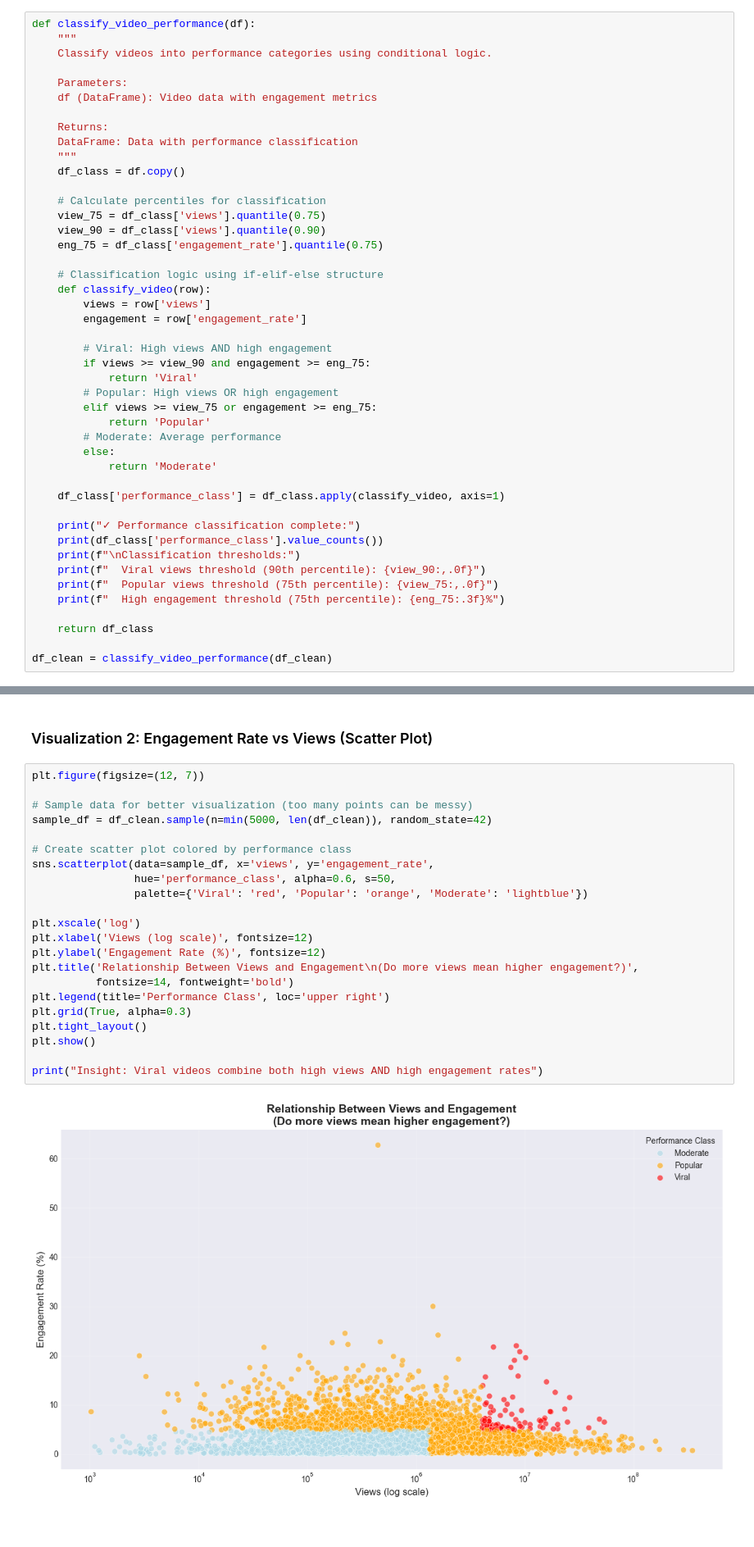
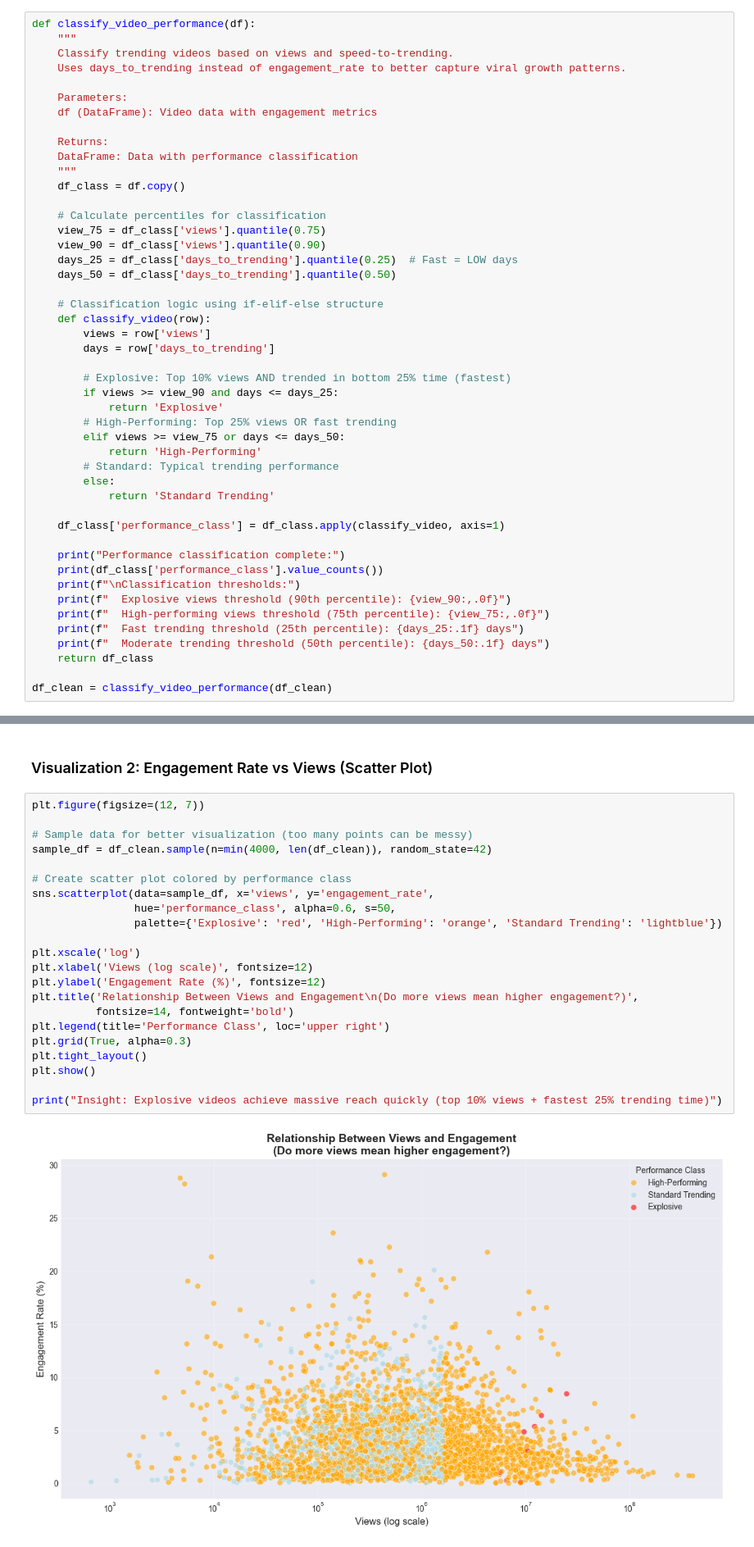
Before and after one commit to Murdock384/trending-youtube-videos-analysis, a Jupyter notebook: src/data-handling-and-visualization.ipynb, the cells around one changed output, grey strips where cells are left out. Shown at 82% size. Cells and saved outputs as stored; diff of their text form.

```diff
--- a/src/data-handling-and-visualization.ipynb
+++ b/src/data-handling-and-visualization.ipynb
@@ -405,7 +394,8 @@ df_clean = calculate_engagement_metrics(df_clean)
 # %%
 def classify_video_performance(df):
     """
-    Classify videos into performance categories using conditional logic.
+    Classify trending videos based on views and speed-to-trending.
+    Uses days_to_trending instead of engagement_rate to better capture viral growth patterns.
 
     Parameters:
     df (DataFrame): Video data with engagement metrics
@@ -418,32 +408,33 @@ def classify_video_performance(df):
     # Calculate percentiles for classification
     view_75 = df_class['views'].quantile(0.75)
     view_90 = df_class['views'].quantile(0.90)
-    eng_75 = df_class['engagement_rate'].quantile(0.75)
+    days_25 = df_class['days_to_trending'].quantile(0.25)  # Fast = LOW days
+    days_50 = df_class['days_to_trending'].quantile(0.50)
 
     # Classification logic using if-elif-else structure
     def classify_video(row):
         views = row['views']
-        engagement = row['engagement_rate']
+        days = row['days_to_trending']
 
-        # Viral: High views AND high engagement
-        if views >= view_90 and engagement >= eng_75:
-            return 'Viral'
-        # Popular: High views OR high engagement
-        elif views >= view_75 or engagement >= eng_75:
-            return 'Popular'
-        # Moderate: Average performance
+        # Explosive: Top 10% views AND trended in bottom 25% time (fastest)
+        if views >= view_90 and days <= days_25:
+            return 'Explosive'
+        # High-Performing: Top 25% views OR fast trending
+        elif views >= view_75 or days <= days_50:
+            return 'High-Performing'
+        # Standard: Typical trending performance
         else:
-            return 'Moderate'
+            return 'Standard Trending'
 
     df_class['performance_class'] = df_class.apply(classify_video, axis=1)
 
-    print("✓ Performance classification complete:")
+    print("Performance classification complete:")
     print(df_class['performance_class'].value_counts())
     print(f"\nClassification thresholds:")
-    print(f"  Viral views threshold (90th percentile): {view_90:,.0f}")
-    print(f"  Popular views threshold (75th percentile): {view_75:,.0f}")
-    print(f"  High engagement threshold (75th percentile): {eng_75:.3f}%")
-
+    print(f"  Explosive views threshold (90th percentile): {view_90:,.0f}")
+    print(f"  High-performing views threshold (75th percentile): {view_75:,.0f}")
+    print(f"  Fast trending threshold (25th percentile): {days_25:.1f} days")
+    print(f"  Moderate trending threshold (50th percentile): {days_50:.1f} days")
     return df_class
 
 df_clean = classify_video_performance(df_clean)
@@ -622,24 +677,24 @@ Insight: Music videos get the highest average views (8,500,204)
 # %%
 plt.figure(figsize=(12, 7))
 
 # Sample data for better visualization (too many points can be messy)
-sample_df = df_clean.sample(n=min(5000, len(df_clean)), random_state=42)
+sample_df = df_clean.sample(n=min(4000, len(df_clean)), random_state=42)
 
 # Create scatter plot colored by performance class
 sns.scatterplot(data=sample_df, x='views', y='engagement_rate',
                 hue='performance_class', alpha=0.6, s=50,
-                palette={'Viral': 'red', 'Popular': 'orange', 'Moderate': 'lightblue'})
+                palette={'Explosive': 'red', 'High-Performing': 'orange', 'Standard Trending': 'lightblue'})
 
 plt.xscale('log')
 plt.xlabel('Views (log scale)', fontsize=12)
 plt.ylabel('Engagement Rate (%)', fontsize=12)
 plt.title('Relationship Between Views and Engagement\n(Do more views mean higher engagement?)',
           fontsize=14, fontweight='bold')
 plt.legend(title='Performance Class', loc='upper right')
 plt.grid(True, alpha=0.3)
 plt.tight_layout()
 plt.show()
 
-print("Insight: Viral videos combine both high views AND high engagement rates")
+print("Insight: Explosive videos achieve massive reach quickly (top 10% views + fastest 25% trending time)")
 # %% [output]
-[figure, old version]
+[figure, new version]
```
Also changed, not shown: parts of 36 cells of this notebook, 15 other files.
